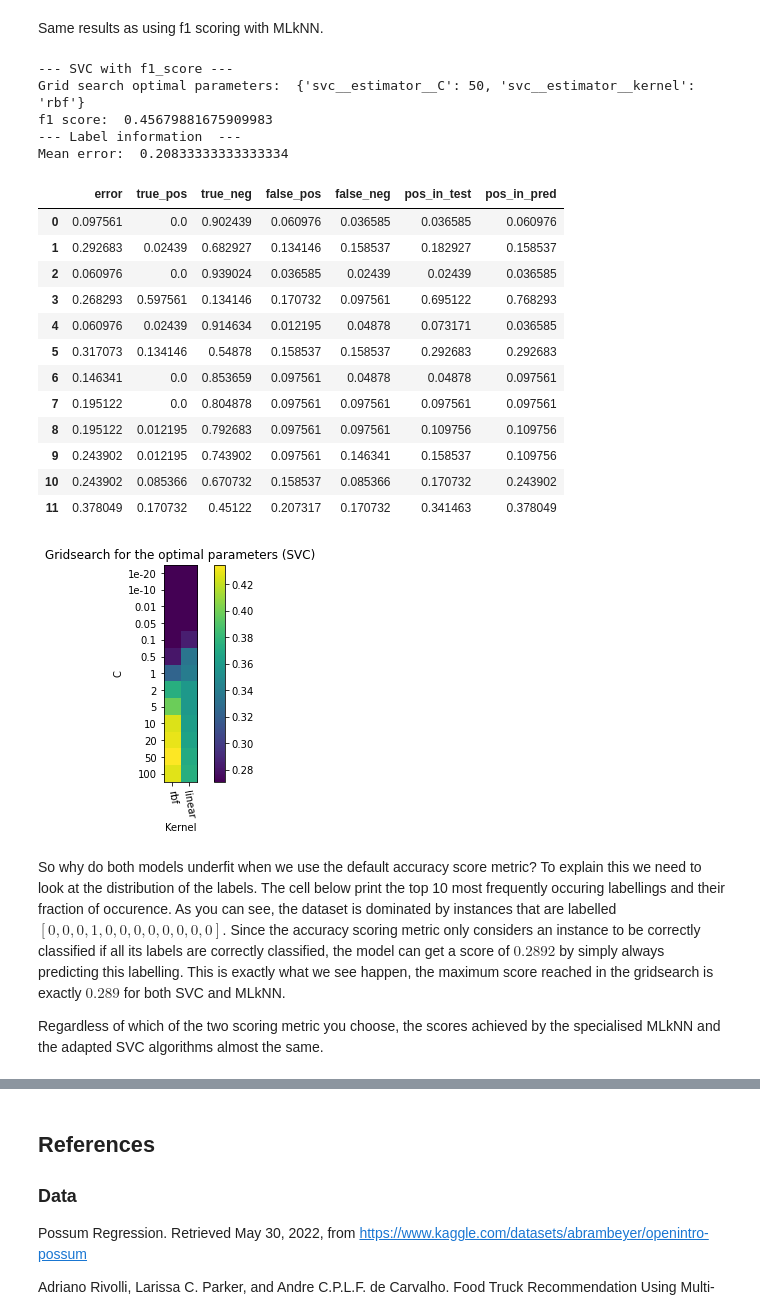
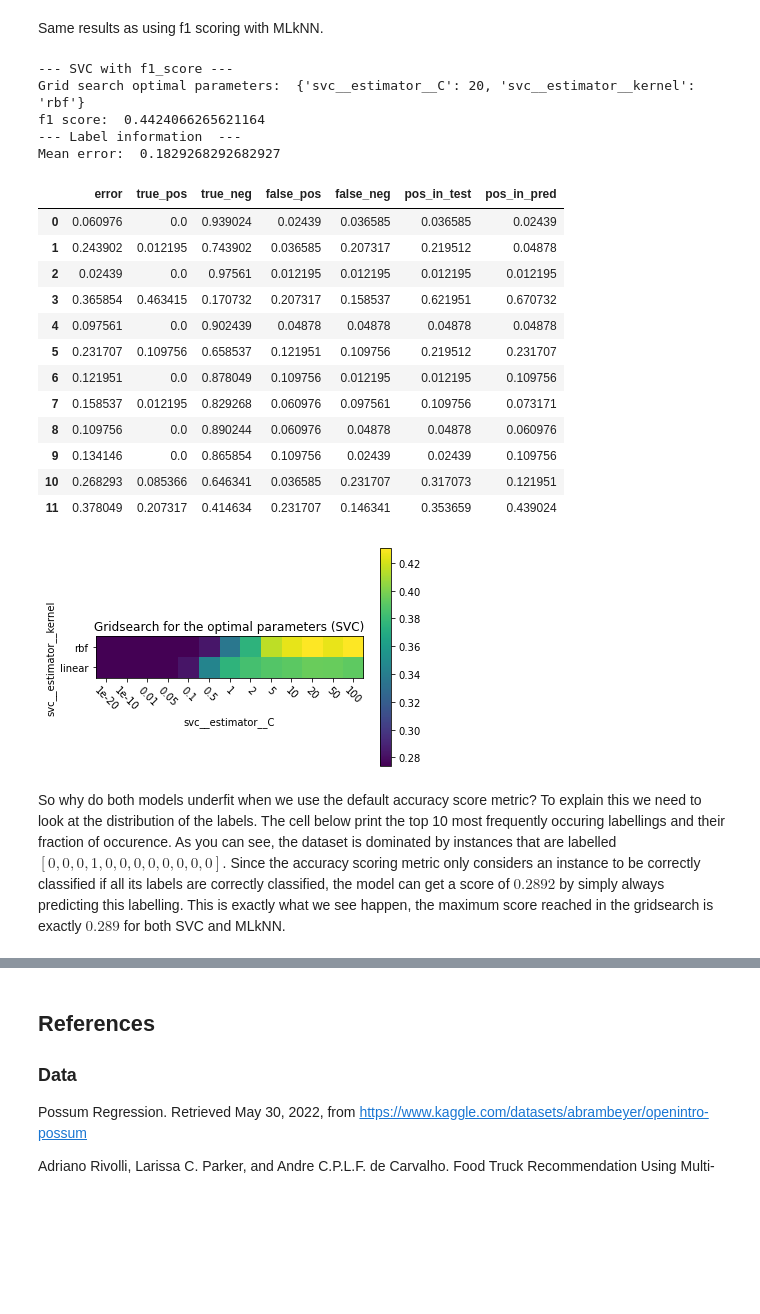
Before and after one commit to OlivierDelattre/SFoML_project, a Jupyter notebook: project.ipynb, the cells around one changed output, grey strips where cells are left out. Saved outputs shown, nothing was run; the diff lists cells and outputs as text; code cells hidden in the pictures; blank space fills up the shorter version.

```diff
--- a/project.ipynb
+++ b/project.ipynb
@@ -1294,10 +1286,10 @@ preprocessor = ColumnTransformer(
     remainder='passthrough'
     )
 
-X_trans = preprocessor.fit_transform(X, Y)
+X_trans = pd.DataFrame(preprocessor.fit_transform(X, Y))
 Y_trans = Y
-X_train, X_test, Y_train, Y_test = train_test_split(X_trans, Y_trans, test_size=0.2, random_state=3)
+X_train, X_test, Y_train, Y_test = train_test_split(X_trans, Y_trans, test_size=0.2, random_state=3, shuffle=False)
 X_train = pd.DataFrame(X_train)
 Y_train = pd.DataFrame(Y_train)
-print(X_train.head())
+#print(X_train.head())
 # %% [output]
@@ -1400,6 +1363,19 @@ def analyse_results(Y_pred, Y_test):
         columns=['error', 'true_pos', 'true_neg', 'false_pos', 'false_neg', 'pos_in_test', 'pos_in_pred'])
     return results_df
 
+def plot_gs(gs_results, p1, p2, title, ax):
+    p1s, p2s = gs_results.param_grid[p1], gs_results.param_grid[p2]
+    im = ax.imshow(np.transpose(gs_results.cv_results_["mean_test_score"].reshape(len(p1s), len(p2s))))
+    fig.colorbar(im)
+    ax.set_xlabel(p1)
+    ax.set_xticks(range(len(p1s)))
+    ax.set_xticklabels(p1s, rotation=-45)
+    ax.set_ylabel(p2)
+    ax.set_yticks(range(len(p2s)))
+    ax.set_yticklabels(p2s)
+    ax.set_title(title)
+    return ax
+
 f1_scorer = make_scorer(skl.metrics.f1_score, average='weighted', zero_division=0)
 hamming_loss_scorer = make_scorer(skl.metrics.hamming_loss, greater_is_better=False)
 #accuracy = skl.metrics.hamming_loss(pd.DataFrame(np.array(test_data_y)), pd.DataFrame(synthetic_data_y_pred))
@@ -1658,55 +1609,45 @@ Same results as using f1 scoring with MLkNN.
 # %%
 fig, ax = plt.subplots(1, 1)
 print("--- SVC with f1_score ---")
 print("Grid search optimal parameters: ", svc_gs_result.best_params_)
 
 # --- Plot grid search results ---
-Kernels, C = svc_gs_result.param_grid["svc__estimator__kernel"], svc_gs_result.param_grid["svc__estimator__C"]
-im = ax.imshow(svc_gs_result.cv_results_["mean_test_score"].reshape(len(C), len(Kernels)))
-fig.colorbar(im)
-ax.set_xlabel("Kernel")
-ax.set_xticks(range(len(Kernels)))
-ax.set_xticklabels(Kernels, rotation=-80)
-ax.set_ylabel("C")
-ax.set_yticks(range(len(C)))
-ax.set_yticklabels(C)
-ax.set_title("Gridsearch for the optimal parameters (SVC)")
+plot_gs(svc_gs_result, 'svc__estimator__C', 'svc__estimator__kernel',
+    "Gridsearch for the optimal parameters (SVC)", ax)
 
 # --- Evaluate ---
 #knn_pipe.fit(np.array(X_train), np.array(Y_train))
 Y_pred = svc_gs.best_estimator_.predict(X_test)
 
-print("f1 score: ", f1_scorer(svc_gs.best_estimator_, X_test, Y_test))
+print("F1 score: ", f1_scorer(svc_gs.best_estimator_, X_test, Y_test))
 #print(np.sum([all(clas == np.array([0,0,0,1,0,0,0,0,0,0,0,0])) for clas in np.array(Y_test)])/len(Y_test))
 
 print("--- Label information  ---")
 results = analyse_results(pd.DataFrame(np.array(Y_pred)), pd.DataFrame(np.array(Y_test)))
 print("Mean error: ", np.mean(results["error"]))
 results
 # %% [output]
 --- SVC with f1_score ---
-Grid search optimal parameters:  {'svc__estimator__C': 50, 'svc__estimator__kernel': 'rbf'}
-f1 score:  0.45679881675909983
+Grid search optimal parameters:  {'svc__estimator__C': 20, 'svc__estimator__kernel': 'rbf'}
+f1 score:  0.4424066265621164
 --- Label information  ---
-Mean error:  0.20833333333333334
+Mean error:  0.1829268292682927
 |  | error | true_pos | true_neg | false_pos | false_neg | pos_in_test | pos_in_pred |
-| 0 | 0.097561 | 0.0 | 0.902439 | 0.060976 | 0.036585 | 0.036585 | 0.060976 |
-| 1 | 0.292683 | 0.02439 | 0.682927 | 0.134146 | 0.158537 | 0.182927 | 0.158537 |
-| 2 | 0.060976 | 0.0 | 0.939024 | 0.036585 | 0.02439 | 0.02439 | 0.036585 |
-| 3 | 0.268293 | 0.597561 | 0.134146 | 0.170732 | 0.097561 | 0.695122 | 0.768293 |
-| 4 | 0.060976 | 0.02439 | 0.914634 | 0.012195 | 0.04878 | 0.073171 | 0.036585 |
-| 5 | 0.317073 | 0.134146 | 0.54878 | 0.158537 | 0.158537 | 0.292683 | 0.292683 |
-| 6 | 0.146341 | 0.0 | 0.853659 | 0.097561 | 0.04878 | 0.04878 | 0.097561 |
-| 7 | 0.195122 | 0.0 | 0.804878 | 0.097561 | 0.097561 | 0.097561 | 0.097561 |
-| 8 | 0.195122 | 0.012195 | 0.792683 | 0.097561 | 0.097561 | 0.109756 | 0.109756 |
-| 9 | 0.243902 | 0.012195 | 0.743902 | 0.097561 | 0.146341 | 0.158537 | 0.109756 |
-| 10 | 0.243902 | 0.085366 | 0.670732 | 0.158537 | 0.085366 | 0.170732 | 0.243902 |
-| 11 | 0.378049 | 0.170732 | 0.45122 | 0.207317 | 0.170732 | 0.341463 | 0.378049 |
+| 0 | 0.060976 | 0.0 | 0.939024 | 0.02439 | 0.036585 | 0.036585 | 0.02439 |
+| 1 | 0.243902 | 0.012195 | 0.743902 | 0.036585 | 0.207317 | 0.219512 | 0.04878 |
+| 2 | 0.02439 | 0.0 | 0.97561 | 0.012195 | 0.012195 | 0.012195 | 0.012195 |
+| 3 | 0.365854 | 0.463415 | 0.170732 | 0.207317 | 0.158537 | 0.621951 | 0.670732 |
+| 4 | 0.097561 | 0.0 | 0.902439 | 0.04878 | 0.04878 | 0.04878 | 0.04878 |
+| 5 | 0.231707 | 0.109756 | 0.658537 | 0.121951 | 0.109756 | 0.219512 | 0.231707 |
+| 6 | 0.121951 | 0.0 | 0.878049 | 0.109756 | 0.012195 | 0.012195 | 0.109756 |
+| 7 | 0.158537 | 0.012195 | 0.829268 | 0.060976 | 0.097561 | 0.109756 | 0.073171 |
+| 8 | 0.109756 | 0.0 | 0.890244 | 0.060976 | 0.04878 | 0.04878 | 0.060976 |
+| 9 | 0.134146 | 0.0 | 0.865854 | 0.109756 | 0.02439 | 0.02439 | 0.109756 |
+| 10 | 0.268293 | 0.085366 | 0.646341 | 0.036585 | 0.231707 | 0.317073 | 0.121951 |
+| 11 | 0.378049 | 0.207317 | 0.414634 | 0.231707 | 0.146341 | 0.353659 | 0.439024 |
-[figure, old version]
+[figure, new version]
 # %% [markdown]
 So why do both models underfit when we use the default accuracy score metric? To explain this we need to look at the distribution of the labels. The cell below print the top 10 most frequently occuring labellings and their fraction of occurence. As you can see, the dataset is dominated by instances that are labelled $[0,0,0,1,0,0,0,0,0,0,0,0]$. Since the accuracy scoring metric only considers an instance to be correctly classified if all its labels are correctly classified, the model can get a score of $0.2892$ by simply always predicting this labelling. This is exactly what we see happen, the maximum score reached in the gridsearch is exactly $0.289$ for both SVC and MLkNN.
-
-Regardless of which of the two scoring metric you choose, the scores achieved by the specialised MLkNN and the adapted SVC algorithms almost the same.
 # %%
 def top_n_labellings(Y, n):
     labellings = np.unique(Y, axis=0)
```
Also changed, not shown: parts of 22 cells of this notebook.
